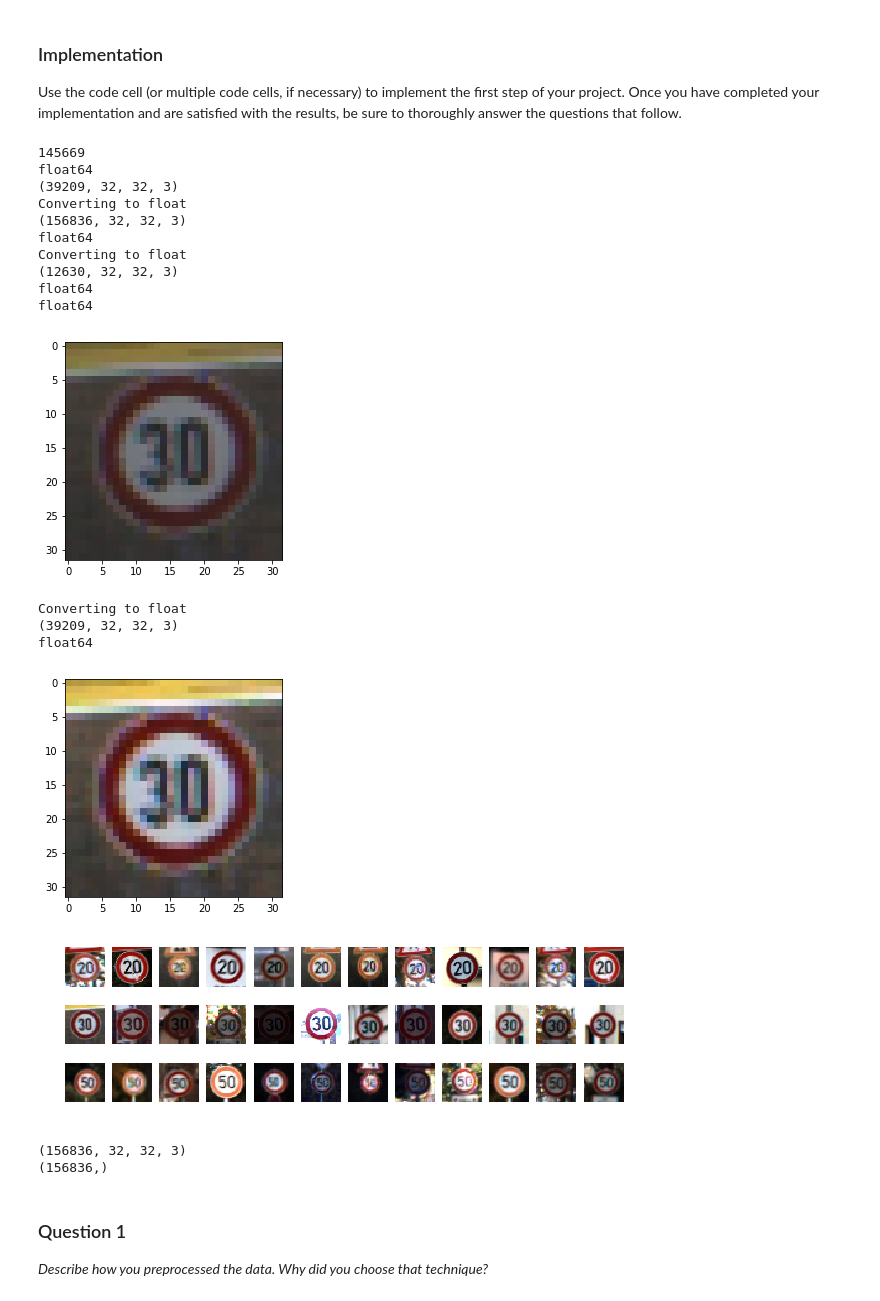
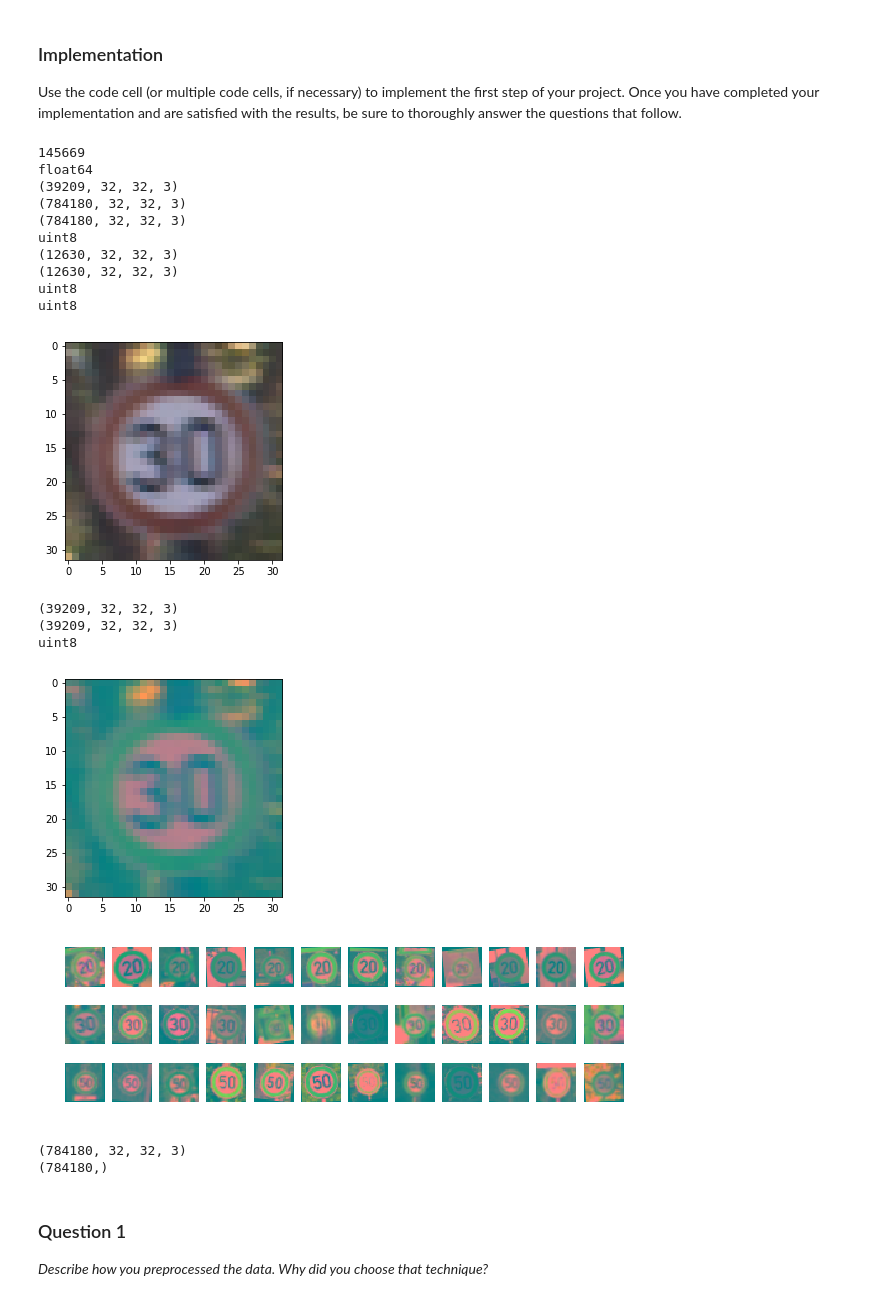
Before and after one commit to antorsae/CarND-Traffic-Sign-Classifier-Project, a Jupyter notebook: Traffic_Sign_Classifier.ipynb, the cells around one changed output. Saved outputs shown, nothing was run; the diff lists cells and outputs as text; code cells hidden in the pictures.

```diff
--- a/Traffic_Sign_Classifier.ipynb
+++ b/Traffic_Sign_Classifier.ipynb
@@ -169,58 +169,76 @@ def normalize_max_min(items):
     for item in range(fitems.shape[0]):
         channelmin  = np.min(fitems[item,:,:,:])
         channelpeak = np.max(fitems[item,:,:,:])
         normalized[item,:,:,:] = (fitems[item,:,:,:] - channelmin) / (channelpeak - channelmin)
     print(normalized.dtype)
     return normalized
 
+def normalize_yuv(items):
+    normalized = np.copy(items)
+    print(items.shape)
+    for item in range(items.shape[0]):
+        channelmin  = np.min(items[item,:,:,0]).astype(float)
+        channelpeak = np.max(items[item,:,:,0]).astype(float)
+        normalized[item,:,:,0] = (255.0 * (items[item,:,:,0].astype(float) - channelmin) / (channelpeak - channelmin)).astype(normalized.dtype)
+    print(normalized.dtype)
+    return normalized
+
+def to_yuv(items):
+    yuv_item = np.empty_like(items)
+    for item in range(items.shape[0]):
+        yuv_item[item,:,:,:] = cv2.cvtColor(items[item,:,:,:], cv2.COLOR_RGB2YCrCb)
+    print(yuv_item.shape)
+    return yuv_item
+
 def fake_items(items):
     faked = np.empty_like(items)
     cols,rows = image_shape
     for item in range(items.shape[0]):
-        M = cv2.getRotationMatrix2D((cols/2+random.randint(-2,2),rows/2+random.randint(-2,2)),random.uniform(-5,5),random.uniform(0.9,1.1))
+        M = cv2.getRotationMatrix2D((cols/2+random.randint(-2,2),rows/2+random.randint(-2,2)),random.uniform(-10,10),random.uniform(0.9,1.1))
         faked[item,:,:,:] = cv2.warpAffine(items[item,:,:,:],M,(cols,rows))
     return faked
 
 print(X_train.shape)
-fake_factor = 3
-X_train_augmented, y_train_augmented = (X_train, y_train)
+fake_factor = 20
+X_train_faked = np.array([],dtype=X_train.dtype).reshape((0,32,32,3))
+y_train_faked = []
 for i in range(fake_factor):
-    X_train_augmented = np.concatenate((X_train_augmented, fake_items(X_train)))
-    y_train_augmented = np.concatenate((y_train_augmented,y_train))
-X_train_augmented = normalize_max_min(X_train_augmented)
-X_test_normalized = normalize_max_min(X_test)
-print(X_train_augmented.dtype)
+    X_train_faked = np.concatenate((X_train_faked, fake_items(X_train)))
+    y_train_faked = np.concatenate((y_train_faked, y_train))
+X_train_faked = normalize_yuv(to_yuv(X_train_faked))
+X_test_normalized = normalize_yuv(to_yuv(X_test))
+print(X_train_faked.dtype)
 plt.imshow(X_train[classes_index[1][0]])
 plt.show()
-plt.imshow(normalize_max_min(X_train)[classes_index[1][0]])
+plt.imshow(normalize_yuv(to_yuv(X_train))[classes_index[1][0]])
 plt.show()
 fig, axes = plt.subplots(3, 12, figsize=(10,3))
 # print classes_per_row rows examples of each class
 for i, ax in enumerate(axes.flat):
     ax.set_axis_off()
-    ax.imshow(X_train_augmented[classes_index[int(i/classes_per_row)][i % classes_per_row]])
+    ax.imshow(X_train_faked[classes_index[int(i/classes_per_row)][i % classes_per_row]])
 plt.show()
-print(X_train_augmented.shape)
-print(y_train_augmented.shape)
+print(X_train_faked.shape)
+print(y_train_faked.shape)
 # %% [output]
 145669
 float64
 (39209, 32, 32, 3)
-Converting to float
-(156836, 32, 32, 3)
-float64
-Converting to float
+(784180, 32, 32, 3)
+(784180, 32, 32, 3)
+uint8
 (12630, 32, 32, 3)
-float64
-float64
+(12630, 32, 32, 3)
+uint8
+uint8
-[figure, old version]
+[figure, new version]
-Converting to float
 (39209, 32, 32, 3)
-float64
+(39209, 32, 32, 3)
+uint8
-[figure, old version]
+[figure, new version]
-[figure, old version]
+[figure, new version]
-(156836, 32, 32, 3)
-(156836,)
+(784180, 32, 32, 3)
+(784180,)
 # %% [markdown]
 ### Question 1
 
```
Also changed, not shown: parts of 5 cells of this notebook.
